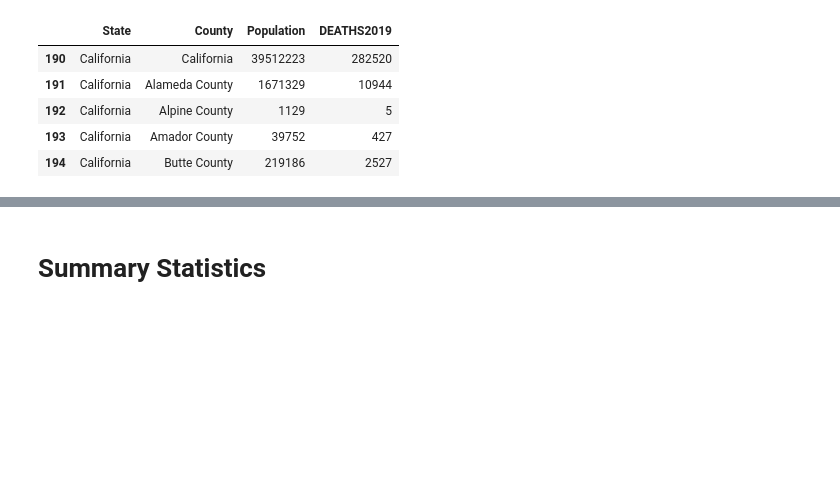
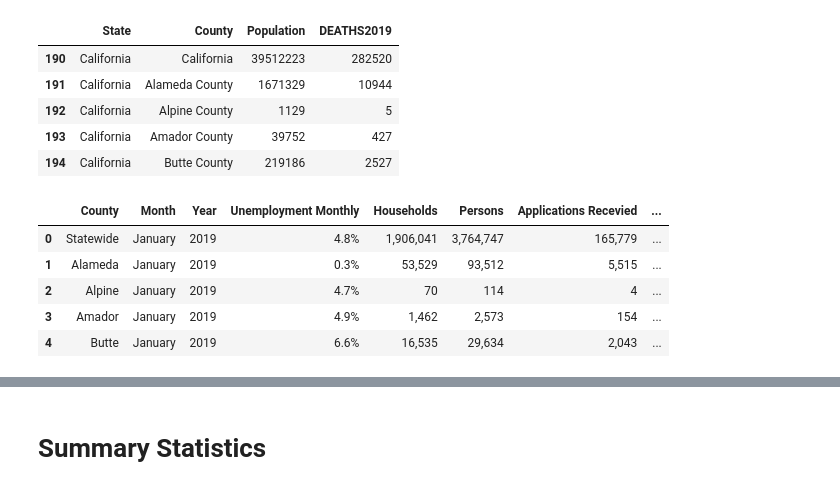
Before and after one commit to speedracer05/Covid_CalFresh, a Jupyter notebook: Covid_CalFresh.ipynb, the cells around one changed output, grey strips where cells are left out. Drawn from its saved outputs; the diff is of its cells as text; code cells hidden in the pictures; blank space fills up the shorter version.

Commit message:
Added data manipulation for CalFresh Data Set.

```diff
--- a/Covid_CalFresh.ipynb
+++ b/Covid_CalFresh.ipynb
@@ -116,3 +194,15 @@ census_filtered.head()
 | 192 | California | Alpine County | 1129 | 5 |
 | 193 | California | Amador County | 39752 | 427 |
 | 194 | California | Butte County | 219186 | 2527 |
+# %%
+# Remove 'Date' Column from CSV, not usable for analysis. Is not an actual date, is only the Month and year joined. (DHall)
+del calfresh_data['Date']
+
+calfresh_data.head()
+# %% [output]
+|  | County | Month | Year | Unemployment Monthly | Households | Persons | Applications Recevied | ... |
+| 0 | Statewide | January | 2019 | 4.8% | 1,906,041 | 3,764,747 | 165,779 | ... |
+| 1 | Alameda | January | 2019 | 0.3% | 53,529 | 93,512 | 5,515 | ... |
+| 2 | Alpine | January | 2019 | 4.7% | 70 | 114 | 4 | ... |
+| 3 | Amador | January | 2019 | 4.9% | 1,462 | 2,573 | 154 | ... |
+| 4 | Butte | January | 2019 | 6.6% | 16,535 | 29,634 | 2,043 | ... |
```
Also changed, not shown: parts of 8 cells of this notebook, 1 other file.
